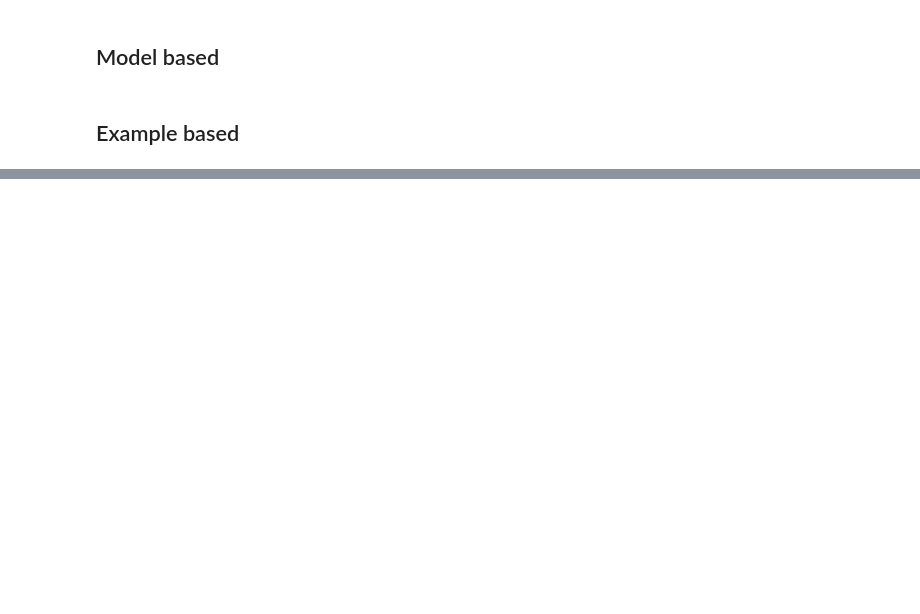
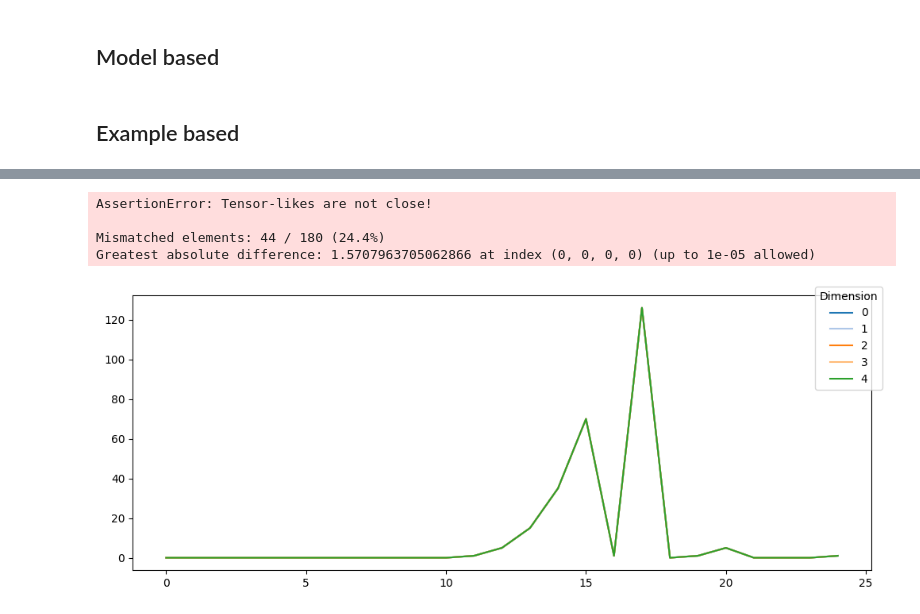
Before and after one commit to irkri/elissabeth, a Jupyter notebook: projects/occurences/watcher.ipynb, the cells around one changed output, grey strips where cells are left out. Drawn from its saved outputs; the diff is of its cells as text; code cells hidden in the pictures; blank space fills up the shorter version.

Commit message:
watcher occurences change

```diff
--- a/projects/occurences/watcher.ipynb
+++ b/projects/occurences/watcher.ipynb
@@ -9,6 +11,8 @@ from sainomore.xai import ElissabethWatcher, get_alphabet_projection
 model_id = "kukzl2q4"
 # %%
 watcher = ElissabethWatcher.load(model_id, on_cpu=True)
+# %%
+watcher = ElissabethWatcher(build_model().model)
 # %% [markdown]
 ## Model based
 # %%
@@ -96,8 +100,9 @@ np.mean(lengths)
 # %%
 x, y = occurences(
     1,
-    length=100,
+    length=1000,
     characters=5,
     occurences=4,
+    allow_higher=False,
 )
 x, y
@@ -103,0 +170,8 @@ x, y
+# %%
+torch.testing.assert_close(q, q1)
+torch.testing.assert_close(k, k1)
+# %% [output]
+AssertionError: Tensor-likes are not close!
+
+Mismatched elements: 44 / 180 (24.4%)
+Greatest absolute difference: 1.5707963705062866 at index (0, 0, 0, 0) (up to 1e-05 allowed)
@@ -104,21 +181,23 @@ x, y
 # %%
 fig, ax = watcher.plot_iss_time(
     x[0],
     # x_axis=watcher.model(x).argmax(-1)[0, :],
     # reduce_dims={1: 0},
     append_dims=(1, ),
-    index_selection=((-1, torch.arange(100)), ),
+    # index_selection=((-1, torch.tensor((98, 99))), ),
     project_heads=False,
     project_values=False,
     figsize=(10, 4),
 )
 # fig, ax = watcher.plot_iss(
 #     x[0],
 #     append_dims=(1, ),
 #     project_heads=True,
 #     project_values=False,
 #     figsize=(20, 20),
 # )
+# %% [output]
+[figure, added]
 # %%
 fig, ax = watcher.plot_query_key_time(
     x[0],
```
Also changed, not shown: parts of 13 cells of this notebook.
